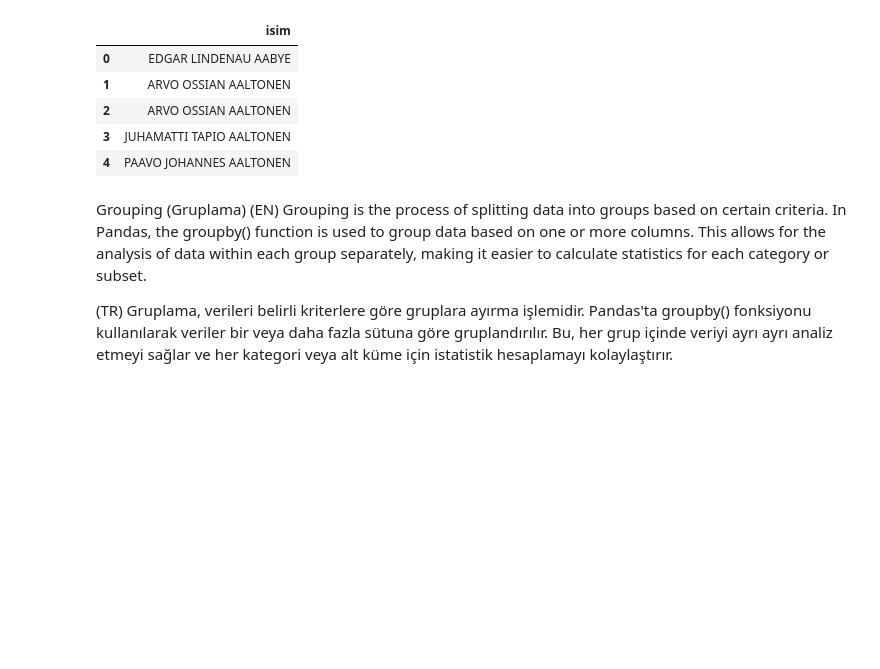
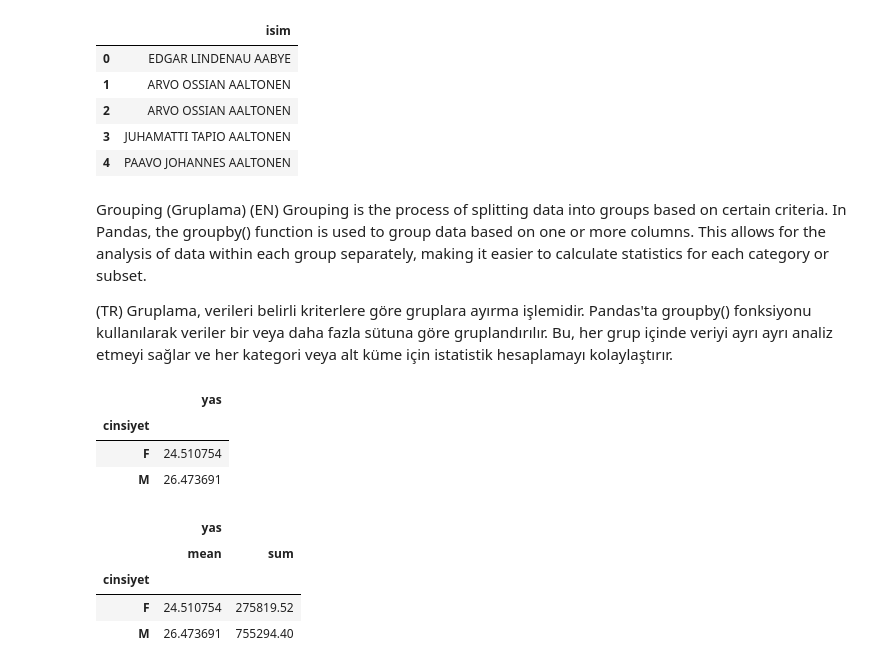
Before and after one commit to bfatmab/Pandas_101, a Jupyter notebook: Pandas.ipynb, the cells around one changed output. Cells and saved outputs as stored; diff of their text form; code cells hidden in the pictures; blank space fills up the shorter version.

Commit message:
groupby added

```diff
--- a/Pandas.ipynb
+++ b/Pandas.ipynb
@@ -368,3 +368,21 @@ Grouping is the process of splitting data into groups based on certain criteria.
 
 (TR)
 Gruplama, verileri belirli kriterlere göre gruplara ayırma işlemidir. Pandas'ta groupby() fonksiyonu kullanılarak veriler bir veya daha fazla sütuna göre gruplandırılır. Bu, her grup içinde veriyi ayrı ayrı analiz etmeyi sağlar ve her kategori veya alt küme için istatistik hesaplamayı kolaylaştırır.
+# %%
+#cinsiyetlere göre yaş ortalaması için:
+#önce cinsiyet gruplanır sonrasında yaş ortalaması için mean()
+df.groupby("cinsiyet").agg({"yas":"mean"})  #!dictionary yapısı!
+# %% [output]
+|  | yas |
+| cinsiyet |  |
+| F | 24.510754 |
+| M | 26.473691 |
+# %%
+#mean() and sum()
+df.groupby("cinsiyet").agg({"yas":["mean","sum"]})
+# %% [output]
+|  | yas |  |
+|  | mean | sum |
+| cinsiyet |  |  |
+| F | 24.510754 | 275819.52 |
+| M | 26.473691 | 755294.40 |
```
